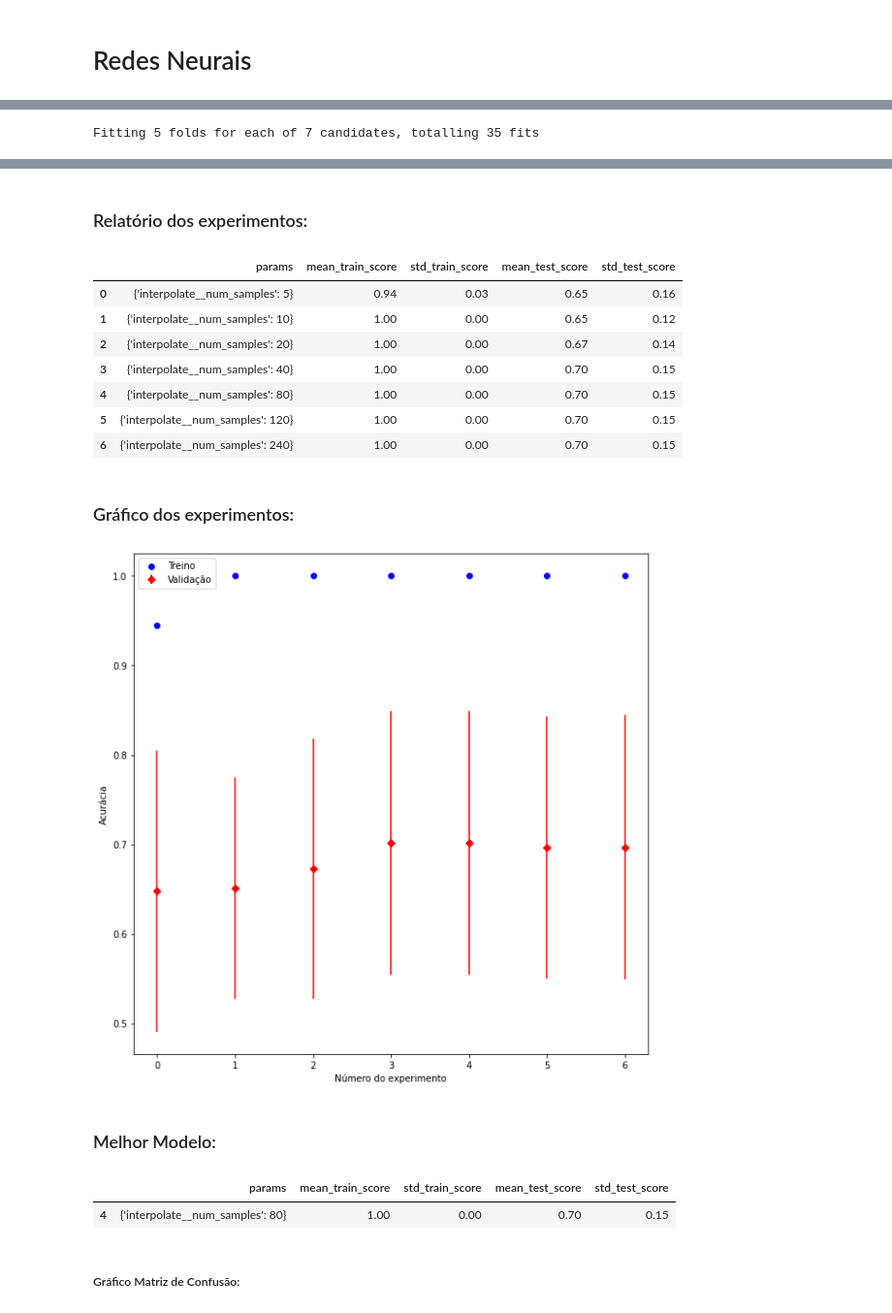
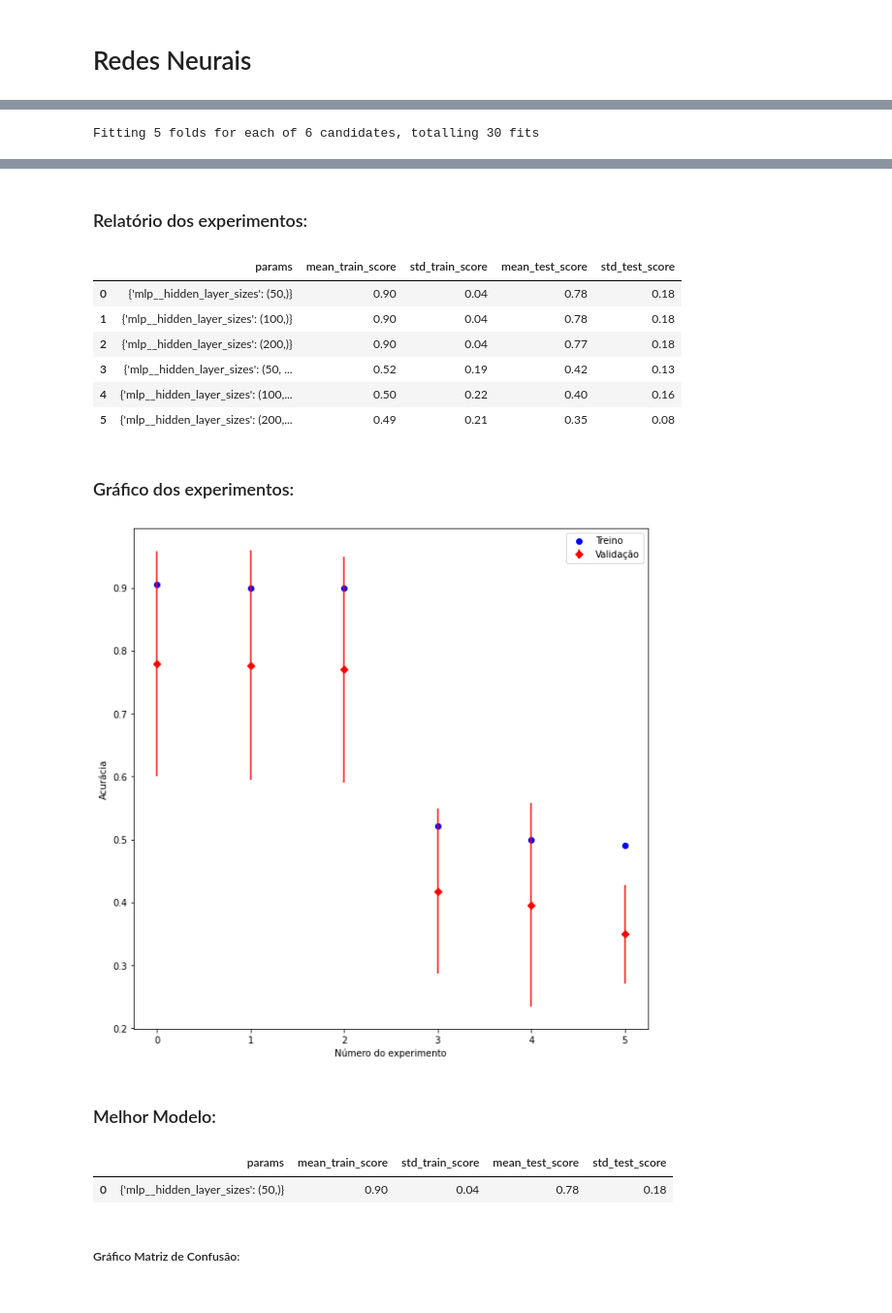
Before and after one commit to HeitorBRaymundo/mc906, a Jupyter notebook: prj3/NeuralNetwork.ipynb, the cells around one changed output, grey strips where cells are left out. Shown at 97% size. Saved outputs shown, nothing was run; the diff lists cells and outputs as text; code cells hidden in the pictures.

```diff
--- a/prj3/NeuralNetwork.ipynb
+++ b/prj3/NeuralNetwork.ipynb
@@ -13,3 +16,6 @@ database_train = load_database_train()
+# %%
+database_train = load_database_train()
+X_processed = InterpolateRawData(num_samples=40).fit_transform(database_train.X)
 # %% [markdown]
 # Modelo Base
 # %% [markdown]
@@ -54,0 +231,7 @@ grid_search(pipe, parameters, database_train.X, database_train.y, n_jobs=6)
+# %%
+pipe = Pipeline([
+    ('scaler', StandardScaler()),
+    ('mlp', MLPClassifier(random_state=0, max_iter=100000, learning_rate_init=0.0001))
+])
+
+scikit_train_validate(pipe, X_processed, database_train.y, database_train.cv_author)
@@ -54,0 +249,7 @@ grid_search(pipe, parameters, database_train.X, database_train.y, n_jobs=6)
+# %%
+pipe = Pipeline([
+    ('scaler', MinMaxScaler()),
+    ('mlp', MLPClassifier(random_state=0, max_iter=100000, learning_rate_init=0.0001))
+])
+
+scikit_train_validate(pipe, X_processed, database_train.y, database_train.cv_author)
@@ -55,11 +412,12 @@ grid_search(pipe, parameters, database_train.X, database_train.y, n_jobs=6)
 # %%
 pipe = Pipeline([
-    ('interpolate', InterpolateRawData()),
-    ('logistic', LogisticRegression(random_state=0, max_iter=100000))
+    ('scaler', StandardScaler()),
+    ('mlp', MLPClassifier(random_state=0, max_iter=100000, learning_rate_init=0.0001, alpha=60))
 ])
 
-parameters = {'interpolate__num_samples': [5, 10, 20, 40, 80, 120, 240]}
-grid_search(pipe, parameters, database_train.X, database_train.y, n_jobs=6)
+parameters = {'mlp__hidden_layer_sizes': [(50,), (100,), (200,), (50, 10), (100, 20), (200, 40)]}
+
+grid_search(pipe, parameters, X_processed, database_train.y, database_train.cv_author, n_jobs=6)
 # %% [output]
-Fitting 5 folds for each of 7 candidates, totalling 35 fits
+Fitting 5 folds for each of 6 candidates, totalling 30 fits
 [Parallel(n_jobs=6)]: Using backend LokyBackend with 6 concurrent workers.
@@ -73,15 +430,14 @@ Fitting 5 folds for each of 7 candidates, totalling 35 fits
 Relatório dos experimentos:
 |  | params | mean_train_score | std_train_score | mean_test_score | std_test_score |
-| 0 | {'interpolate__num_samples': 5} | 0.94 | 0.03 | 0.65 | 0.16 |
-| 1 | {'interpolate__num_samples': 10} | 1.00 | 0.00 | 0.65 | 0.12 |
-| 2 | {'interpolate__num_samples': 20} | 1.00 | 0.00 | 0.67 | 0.14 |
-| 3 | {'interpolate__num_samples': 40} | 1.00 | 0.00 | 0.70 | 0.15 |
-| 4 | {'interpolate__num_samples': 80} | 1.00 | 0.00 | 0.70 | 0.15 |
-| 5 | {'interpolate__num_samples': 120} | 1.00 | 0.00 | 0.70 | 0.15 |
-| 6 | {'interpolate__num_samples': 240} | 1.00 | 0.00 | 0.70 | 0.15 |
+| 0 | {'mlp__hidden_layer_sizes': (50,)} | 0.90 | 0.04 | 0.78 | 0.18 |
+| 1 | {'mlp__hidden_layer_sizes': (100,)} | 0.90 | 0.04 | 0.78 | 0.18 |
+| 2 | {'mlp__hidden_layer_sizes': (200,)} | 0.90 | 0.04 | 0.77 | 0.18 |
+| 3 | {'mlp__hidden_layer_sizes': (50, ... | 0.52 | 0.19 | 0.42 | 0.13 |
+| 4 | {'mlp__hidden_layer_sizes': (100,... | 0.50 | 0.22 | 0.40 | 0.16 |
+| 5 | {'mlp__hidden_layer_sizes': (200,... | 0.49 | 0.21 | 0.35 | 0.08 |
 Gráfico dos experimentos:
-[figure, old version]
+[figure, new version]
 Melhor Modelo:
 |  | params | mean_train_score | std_train_score | mean_test_score | std_test_score |
-| 4 | {'interpolate__num_samples': 80} | 1.00 | 0.00 | 0.70 | 0.15 |
+| 0 | {'mlp__hidden_layer_sizes': (50,)} | 0.90 | 0.04 | 0.78 | 0.18 |
 Gráfico Matriz de Confusão:
```
Also changed, not shown: parts of 37 cells of this notebook, 9 other files.
